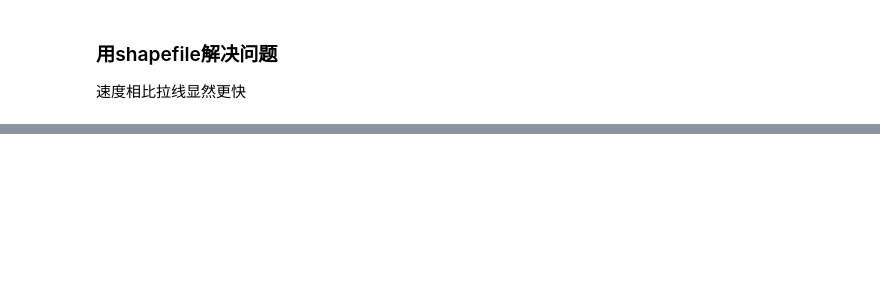
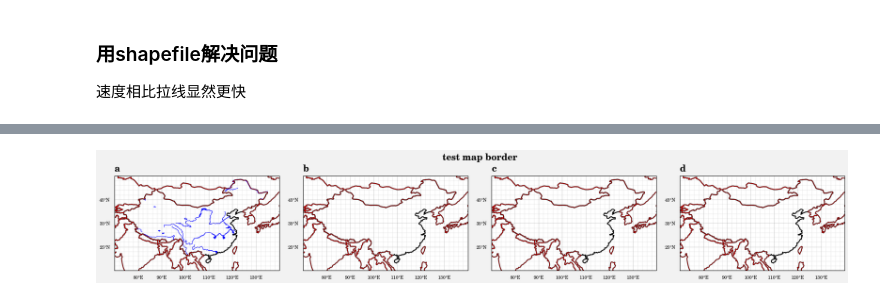
Before and after one commit to dozerlcl/MPAS_case_study, a Jupyter notebook: 92-25km_vr_rcm_postprocess/visualization/dyn/hgt/space_mean.ipynb, the cells around one changed output, grey strips where cells are left out. Cells and saved outputs as stored; diff of their text form; code cells hidden in the pictures; blank space fills up the shorter version.

```diff
--- a/92-25km_vr_rcm_postprocess/visualization/dyn/hgt/space_mean.ipynb
+++ b/92-25km_vr_rcm_postprocess/visualization/dyn/hgt/space_mean.ipynb
@@ -266,0 +275,80 @@ suptitle="test map border",
+# %%
+import cartopy.io.shapereader as shpreader
+import cartopy.crs as ccrs
+import cartopy.feature as cfeature
+
+## shapefile数据下载的位置：
+## http://gaohr.win/site/blogs/2017/2017-04-18-GIS-basic-data-of-China.html
+world_border_shapefile = "/m2data2/yycheng/data_stage/CN-border/World/country.shp"
+
+
+fig, axs = pplt.subplots(ncols=4,nrows=1, proj=('cyl'))
+plt.style.use(['science', 'no-latex']) # 采用 安装的scinence绘图风格，matplotlib风格拓展
+
+for ax in axs:
+    world = shpreader.Reader(world_border_shapefile).geometries()
+    ax.add_geometries(world, ccrs.PlateCarree(), facecolor='none', edgecolor='k', linewidth=1, zorder=1)
+    # ax.add_feature(cfeature.NaturalEarthFeature('physical', 'ocean', '50m', edgecolor='face', facecolor='g'))
+
+
+    ## shapefile数据下载的位置：
+## http://gaohr.win/site/blogs/2017/2017-04-18-GIS-basic-data-of-China.html
+world_border_shapefile = "/m2data2/yycheng/data_stage/CN-border/World/country.shp"
+river_border_shapefile =  "/raid52/yycheng/MPAS/REFERENCE/MODEL_CONSTANT/R1/" + "hyd1_4l.shp"
+
+# world = shpreader.Reader(world_border_shapefile).geometries()
+world = shpreader.Reader(world_border_shapefile)#.geometries()
+river = shpreader.Reader(river_border_shapefile).geometries()
+
+# Filter for a specific country
+# 去除掉 China，以免和直接连线相互重合
+# world_remove_china = [country for country in reader.records() if ((country.attributes["NAME"] != "China") & (country.attributes["NAME"] != "Taiwan"))]
+
+for ax in axs:
+    ax.add_geometries(river, ccrs.PlateCarree(), facecolor='none', edgecolor='b', linewidth=0.4, zorder=1)
+    for region in world.records():
+        if (region.attributes['NAME'] == 'China'):
+            print("----- skip china! -----")
+            continue
+        ax.add_geometries(region.geometry, ccrs.PlateCarree(), facecolor='none', edgecolor='r', linewidth=0.4, zorder=1)
+    # ax.add_feature(cfeature.NaturalEarthFeature('physical', 'ocean', '50m', edgecolor='face', facecolor='b'))
+    # ax.add_feature(cfeature.OCEAN) # 添加海洋填色
+    # ax.set_global() # added following an answer to my question 并不知道有什么用，先加着
+    # ax.gridlines()
+
+
+
+# ----- format setting -----
+axs.format(
+abc=True,
+lonlim=(70, 140), latlim=(15, 55),
+# lonlim=(60, 100), latlim=(10, 40),
+#----- 地图底图设置 -----
+reso = 'x-hi',
+coast = False,
+borders = False,
+lakes = False,
+ocean = False,
+#-----GEO axis-----
+labels = True,
+gridlabelsize = 5,
+gridminor = True,
+# ticklen = 10,
+# borderslinewidth=.5,
+# longridminor= False,
+# latgridminor= False,
+# lonminorlocator =
+longrid  = True,
+latgrid  = True,
+# latlines = 10,
+# lonlines = 10,
+lonlocator = np.arange(70,140,10),
+latlocator = np.arange(15,65,10),
+lonminorlocator = np.arange(70,140+2,2),
+latminorlocator = np.arange(15,55+2,2),
+#-----line label-----
+# linewidth = 0.5,
+# suptitle="3000km-2000km bandpass 500hPa height(1998-06 timemean)",
+suptitle="test map border",
+)
+# %% [output]
@@ -266,0 +359 @@ suptitle="test map border",
+[figure, added]
```
Also changed, not shown: parts of 5 cells of this notebook, 2 other files.
